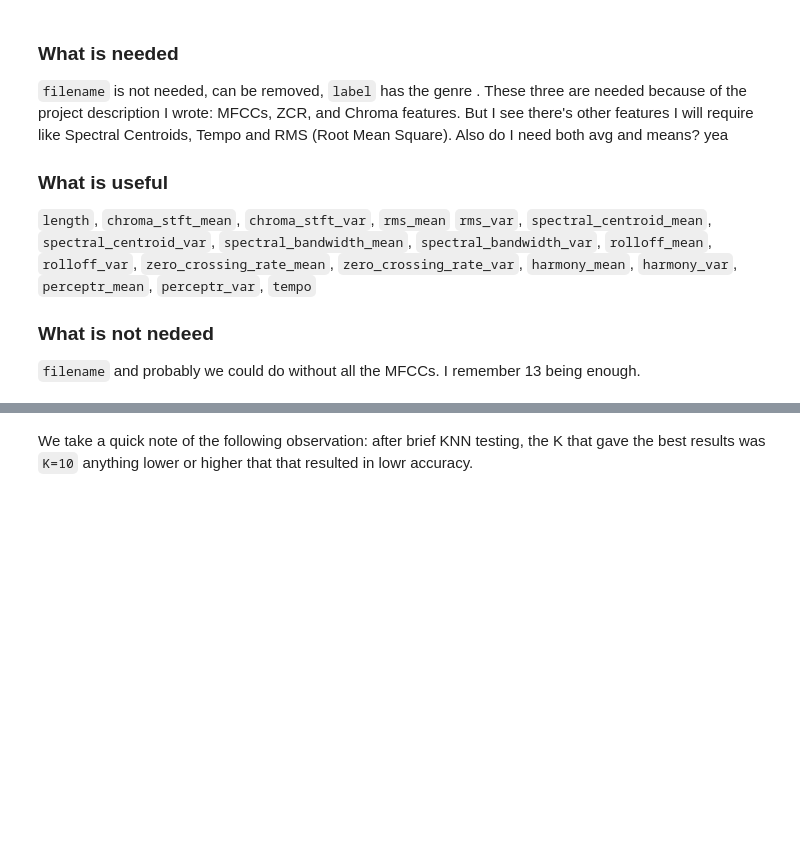
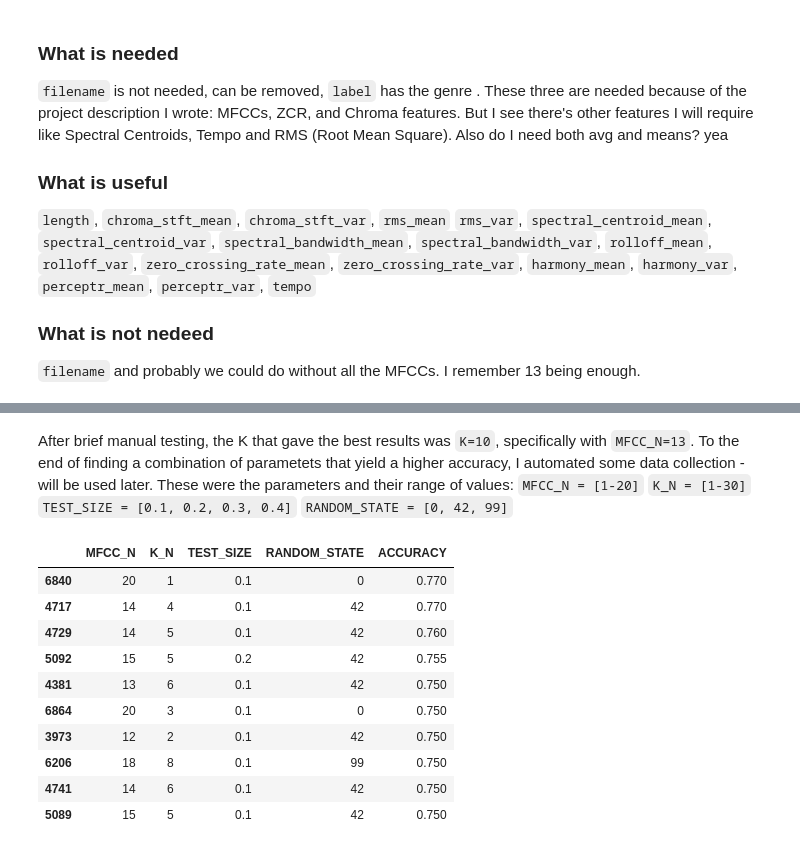
Before and after one commit to etiank/Jupyter-ML, a Jupyter notebook: main.ipynb, the cells around one changed output, grey strips where cells are left out. Saved outputs shown, nothing was run; the diff lists cells and outputs as text; code cells hidden in the pictures; blank space fills up the shorter version.

```diff
--- a/main.ipynb
+++ b/main.ipynb
@@ -205,2 +211,25 @@ BLAS : Bad memory unallocation! :  768  0x7fe2dc000000
 # %% [markdown]
-We take a quick note of the following observation: after brief KNN testing, the K that gave the best results was `K=10` anything lower or higher that that resulted in lowr accuracy.
+After brief manual testing, the K that gave the best results was `K=10`, specifically with `MFCC_N=13`.
+To the end of finding a combination of parametets that yield a higher accuracy, I automated some data collection - will be used later.
+These were the parameters and their range of values:
+`MFCC_N = [1-20]`
+`K_N = [1-30]`
+`TEST_SIZE = [0.1, 0.2, 0.3, 0.4]`
+`RANDOM_STATE = [0, 42, 99]`
+# %%
+df_knn = pd.read_csv("/home/ket/Desktop/Jupyter ML/knn-data-df-30.csv")
+df_knn_sorted = df_knn.sort_values(by="ACCURACY", ascending=False)
+
+df_knn_sorted.head(10)
+# %% [output]
+|  | MFCC_N | K_N | TEST_SIZE | RANDOM_STATE | ACCURACY |
+| 6840 | 20 | 1 | 0.1 | 0 | 0.770 |
+| 4717 | 14 | 4 | 0.1 | 42 | 0.770 |
+| 4729 | 14 | 5 | 0.1 | 42 | 0.760 |
+| 5092 | 15 | 5 | 0.2 | 42 | 0.755 |
+| 4381 | 13 | 6 | 0.1 | 42 | 0.750 |
+| 6864 | 20 | 3 | 0.1 | 0 | 0.750 |
+| 3973 | 12 | 2 | 0.1 | 42 | 0.750 |
+| 6206 | 18 | 8 | 0.1 | 99 | 0.750 |
+| 4741 | 14 | 6 | 0.1 | 42 | 0.750 |
+| 5089 | 15 | 5 | 0.1 | 42 | 0.750 |
```
Also changed, not shown: parts of 16 cells of this notebook, 3 other files.
